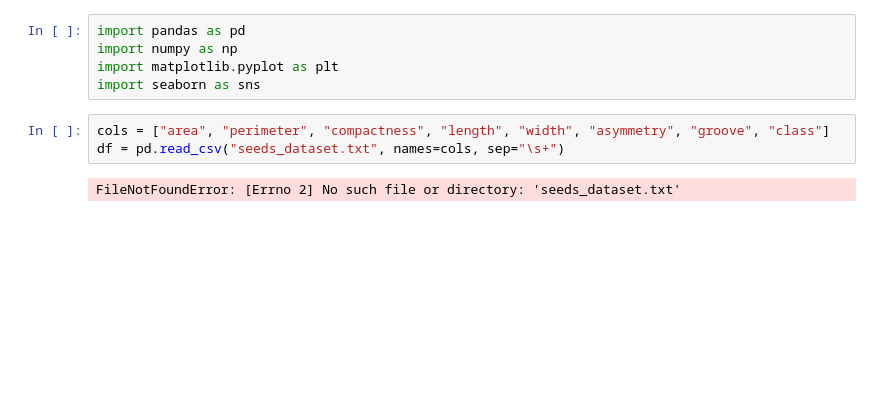
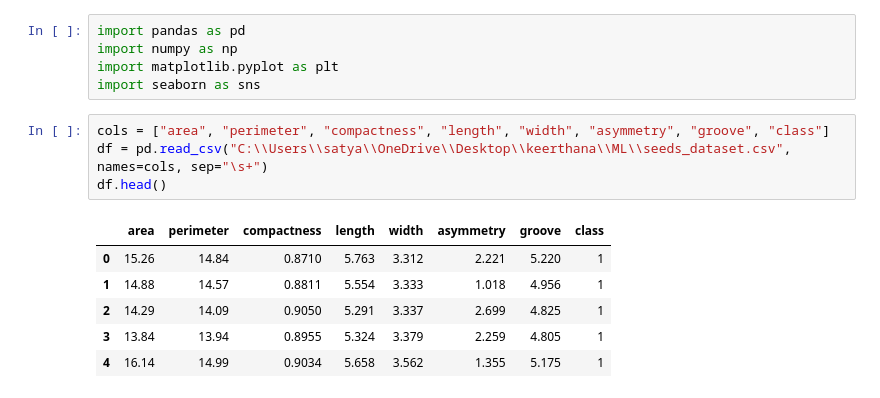
Before and after one commit to HelloKeerthana/KMeans_featureChoosing, a Jupyter notebook: CF2.ipynb, the cells around one changed output. Drawn from its saved outputs; the diff is of its cells as text; blank space fills up the shorter version.

```diff
--- a/CF2.ipynb
+++ b/CF2.ipynb
@@ -5,6 +5,12 @@ import matplotlib.pyplot as plt
 import seaborn as sns
 # %%
 cols = ["area", "perimeter", "compactness", "length", "width", "asymmetry", "groove", "class"]
-df = pd.read_csv("seeds_dataset.txt", names=cols, sep="\s+")
+df = pd.read_csv("C:\\Users\\satya\\OneDrive\\Desktop\\keerthana\\ML\\seeds_dataset.csv", names=cols, sep="\s+")
+df.head()
 # %% [output]
-FileNotFoundError: [Errno 2] No such file or directory: 'seeds_dataset.txt'
+|  | area | perimeter | compactness | length | width | asymmetry | groove | class |
+| 0 | 15.26 | 14.84 | 0.8710 | 5.763 | 3.312 | 2.221 | 5.220 | 1 |
+| 1 | 14.88 | 14.57 | 0.8811 | 5.554 | 3.333 | 1.018 | 4.956 | 1 |
+| 2 | 14.29 | 14.09 | 0.9050 | 5.291 | 3.337 | 2.699 | 4.825 | 1 |
+| 3 | 13.84 | 13.94 | 0.8955 | 5.324 | 3.379 | 2.259 | 4.805 | 1 |
+| 4 | 16.14 | 14.99 | 0.9034 | 5.658 | 3.562 | 1.355 | 5.175 | 1 |
```
Also changed, not shown: parts of 13 cells of this notebook.
